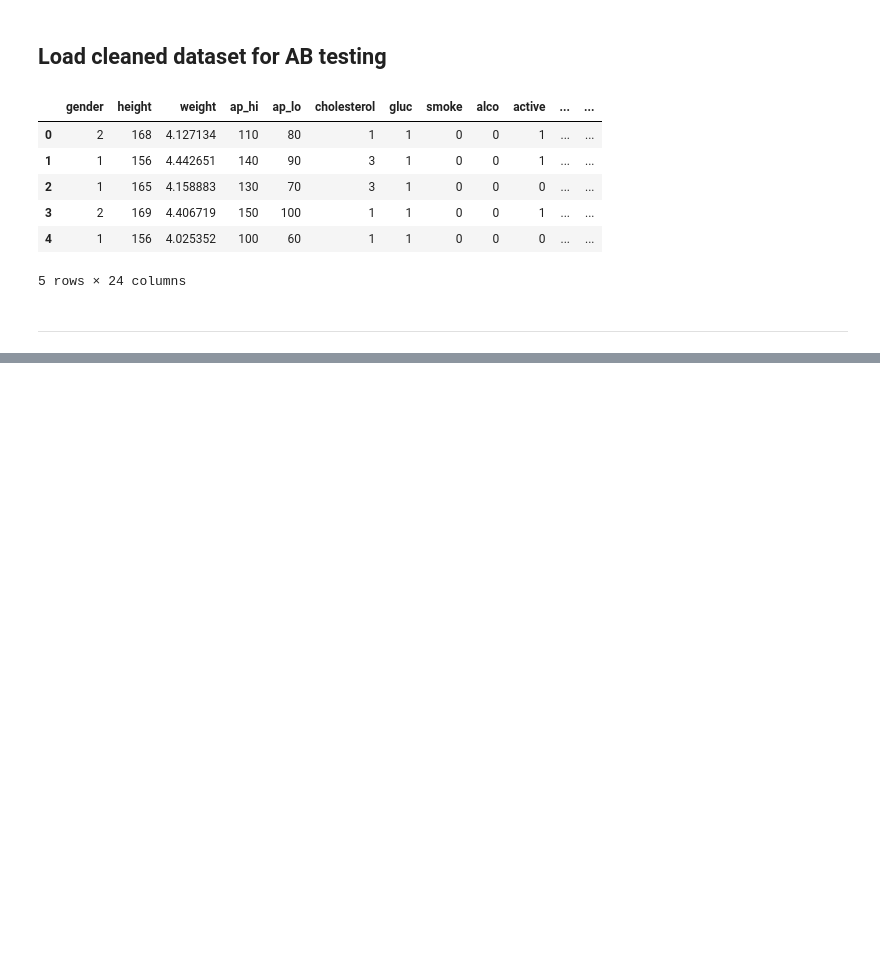
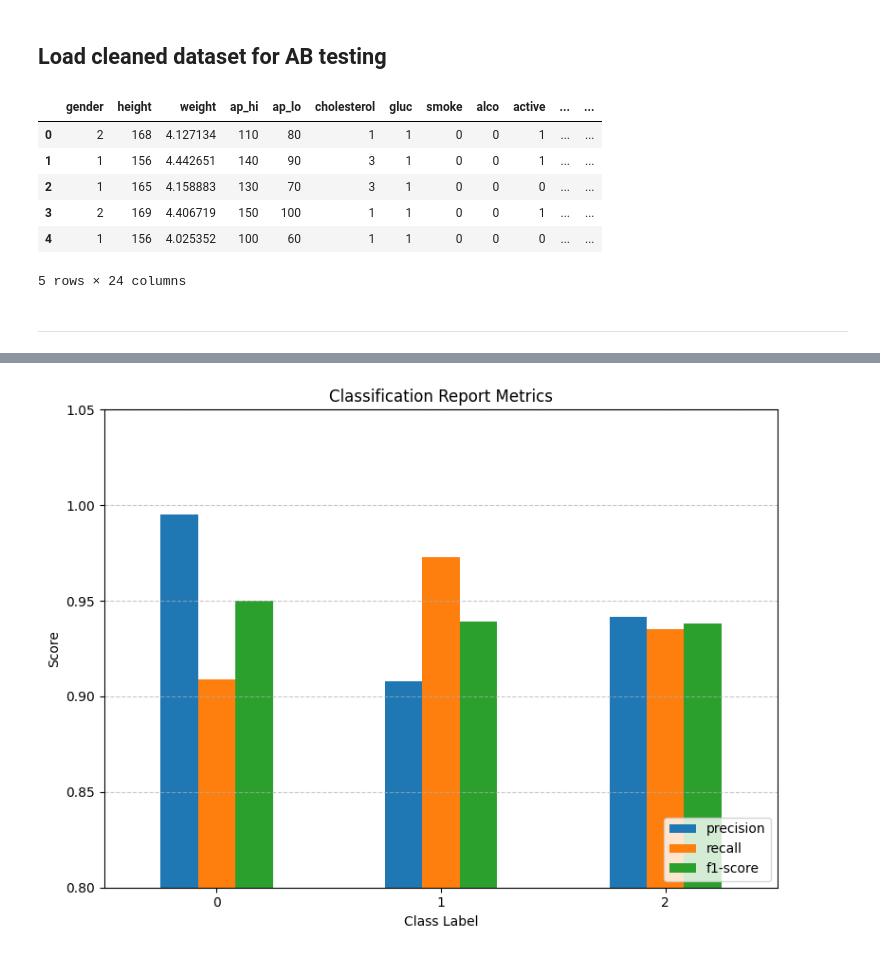
Before and after one commit to mrnnasir/diabetes_risk, a Jupyter notebook: jupyter_notebooks/6. data_modelling.ipynb, the cells around one changed output, grey strips where cells are left out. Drawn from its saved outputs; the diff is of its cells as text; code cells hidden in the pictures; blank space fills up the shorter version.

```diff
--- a/jupyter_notebooks/6. data_modelling.ipynb
+++ b/jupyter_notebooks/6. data_modelling.ipynb
@@ -71,0 +174,12 @@ df.head()
+# %%
+# Define a function to create a pipeline with feature scaling and Random Forest classifier
+def create_rf_pipeline():
+    # Create a pipeline with feature scaling and Random Forest classifier
+    pipe = Pipeline([
+        ('scaler', StandardScaler()),  # Standardize features
+        ('model', RandomForestClassifier(n_estimators=100, random_state=42))  # Random Forest with 100 trees
+    ])
+    return pipe
+
+rf_model = create_rf_pipeline()  # Initialize the pipeline
+rf_model.fit(X_train, y_train)   # Fit the pipeline on the training data
@@ -71,0 +293,25 @@ df.head()
+# %%
+# Plotting the classification report metrics for Random Forest Classifier
+
+# Generate classification report as a dictionary
+report_dict = classification_report(y_test, rf_predictions, output_dict=True)
+
+# Convert to DataFrame for easier plotting
+report_df = pd.DataFrame(report_dict).transpose()
+
+# Filter out the classes only (exclude avg/accuracy rows)
+class_scores = report_df.iloc[:-3, :][['precision', 'recall', 'f1-score']]
+
+# Plot
+class_scores.plot(kind='bar', figsize=(8, 6))
+plt.title('Classification Report Metrics')
+plt.xlabel('Class Label')
+plt.ylabel('Score')
+plt.ylim(0.8, 1.05)
+plt.xticks(rotation=0)
+plt.grid(axis='y', linestyle='--', alpha=0.7)
+plt.legend(loc='lower right')
+plt.tight_layout()
+plt.show()
+# %% [output]
+[figure, added]
```
Also changed, not shown: parts of 15 cells of this notebook.
